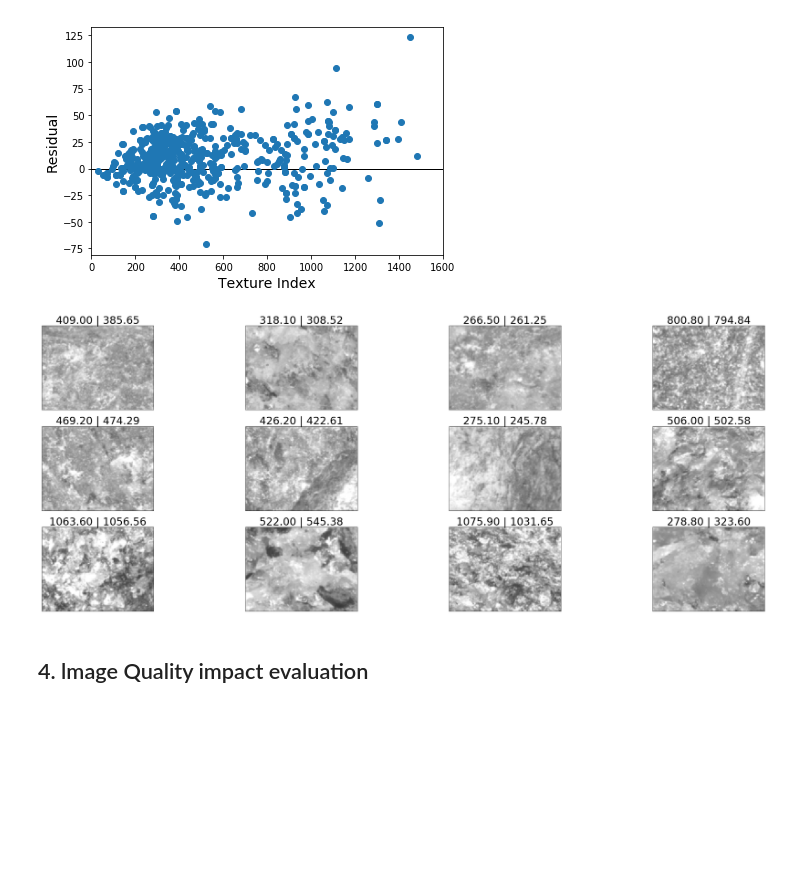
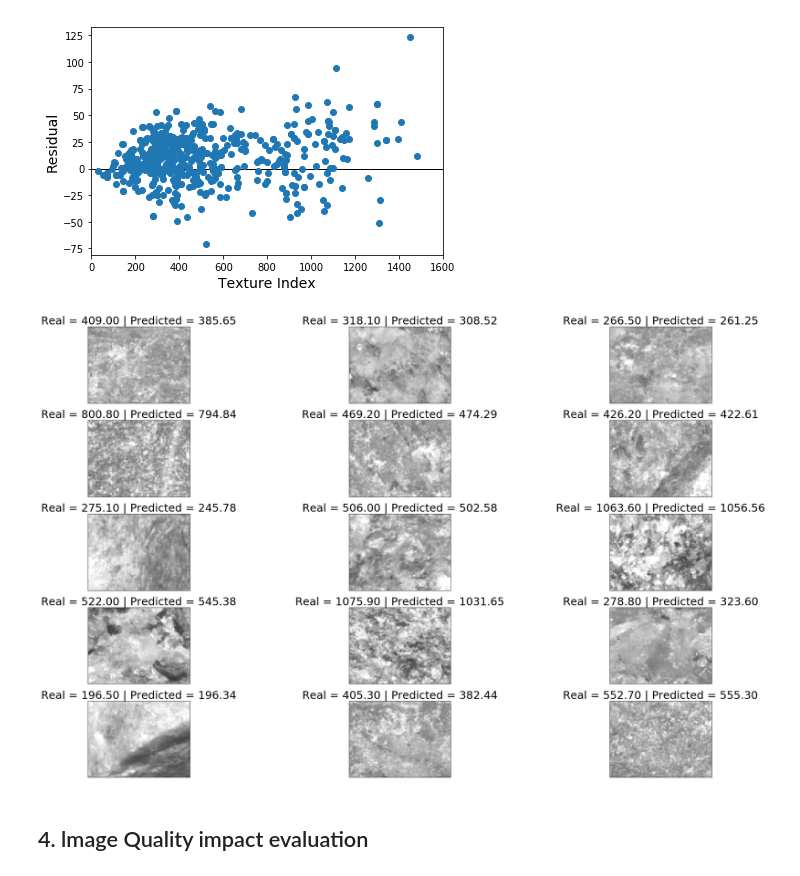
Before and after one commit to davibarreira/gravel_analysis, a Jupyter notebook: cnn_floyd2.ipynb, the cells around one changed output. Drawn from its saved outputs; the diff is of its cells as text; code cells hidden in the pictures; blank space fills up the shorter version.

```diff
--- a/cnn_floyd2.ipynb
+++ b/cnn_floyd2.ipynb
@@ -267,15 +267,17 @@ plt.savefig("Residuals-plot.png")
 # %%
 # Visualizing the data
 
-fig = plt.figure(figsize=(40,15))
-for i in range(12):
-    ax = fig.add_subplot(3, 4, i + 1, xticks=[], yticks=[])
+fig = plt.figure(figsize=(25,15))
+for i in range(15):
+    ax = fig.add_subplot(5, 3, i + 1, xticks=[], yticks=[])
     ax.imshow((x_test[i]))
     real = y_test[i]
     predicted = y_hat[i]
-    ax.set_title("{:.2f} | {:.2f}".format(real[0],predicted[0]),fontsize=30)
+    ax.set_title("Real = {:.2f} | Predicted = {:.2f}".format(real[0],predicted[0]),fontsize=25)
+plt.tight_layout()
+plt.savefig('Free-Form-Visualization.png')
 # %% [output]
-[figure, old version]
+[figure, new version]
 # %% [markdown]
 ## 4. lmage Quality impact evaluation
 # %% [markdown]
```
Also changed, not shown: 2 other files.
